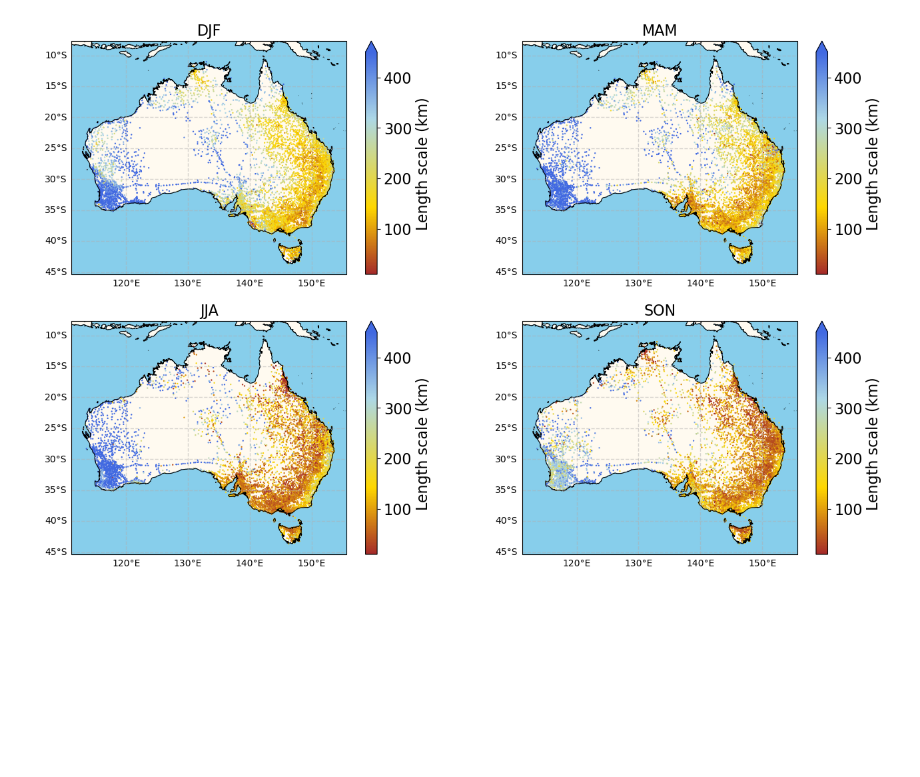
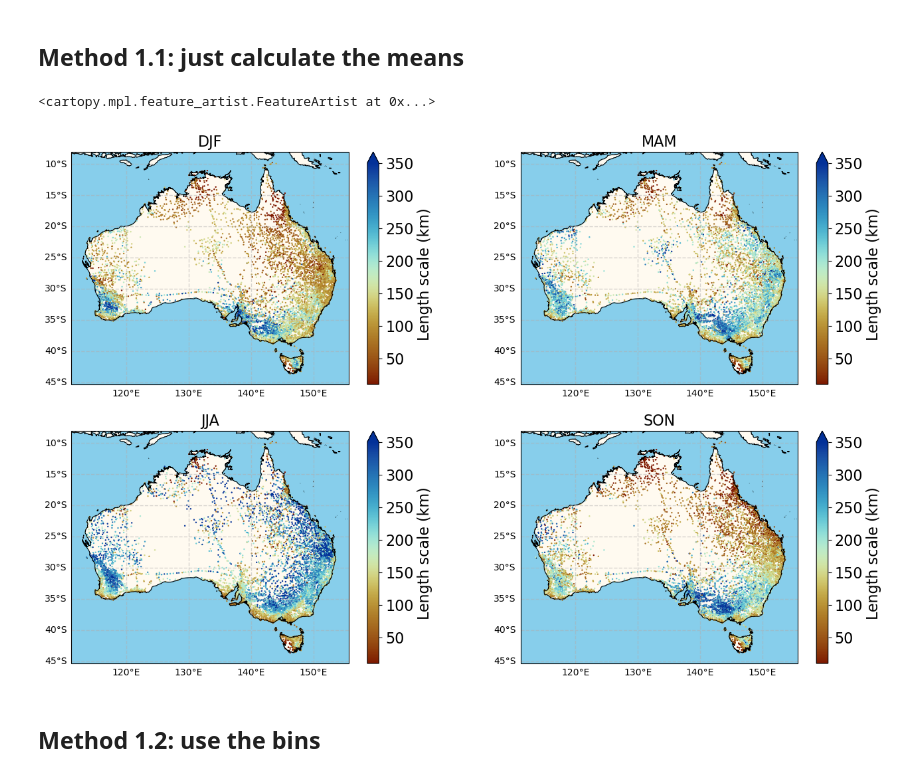
Before and after one commit to dongqi-DQ/Semi-variogram_AU, a Jupyter notebook: plot_seasonality.ipynb, the cells around one changed output. Saved outputs shown, nothing was run; the diff lists cells and outputs as text; code cells hidden in the pictures; blank space fills up the shorter version.

```diff
--- a/plot_seasonality.ipynb
+++ b/plot_seasonality.ipynb
@@ -32,7 +43,7 @@ df = pd.read_csv("./data/BoM_daily_stations.csv")
 exclude_stn = []
 for stn_id in df["ID"]:
     bom_id = str(stn_id).zfill(6)
-    if not os.path.exists(f'./data/all_AU_p90/{stn_id}_scale_list_all_events.csv'):
+    if not os.path.exists(f'./data/all_AU_p90_qc/{stn_id}_pair_scale_moving_list_all_events.csv'):
         exclude_stn.append(stn_id)
 ## mannually remove some faulty stations
 df = df[~df["ID"].isin(exclude_stn)]
@@ -50,0 +126,6 @@ def get_season(date):
+# %%
+season_weight_dict = {"DJF":[], "MAM":[], "JJA":[], "SON":[]}
+for spec_id in tqdm(df["ID"],leave=True, position=0):
+    df_scale = pd.read_csv(f"./data/all_AU_p90_qc/{spec_id}_season_scale_moving_list_all_events.csv",index_col=0)
+    for seasons in ["DJF", "MAM", "JJA", "SON"]:
+        season_weight_dict[seasons].append( df_scale.loc[seasons].values)
@@ -51,7 +194,9 @@ def get_season(date):
+# %% [markdown]
+## Method 1.1: just calculate the means
 # %%
 season_dict = {}
 for spec_id in tqdm(df["ID"],leave=True, position=0):
-    df_scale = pd.read_csv(f"./data/all_AU_p90/{spec_id}_scale_list_all_events.csv")
+    df_scale = pd.read_csv(f"./data/all_AU_p90_qc/{spec_id}_pair_scale_moving_list_all_events.csv", usecols=lambda col: not col.startswith("Unnamed"))
     df_scale["Date"] = pd.to_datetime(df_scale["extreme_dates"])
     df_scale["Season"] = df_scale["Date"].apply(get_season)
     df_scale["scale"] = df_scale["scale"].replace(0, np.nan)
@@ -59,10 +204,10 @@ for spec_id in tqdm(df["ID"],leave=True, position=0):
     seasons = {season: group["scale"].tolist() for season, group in df_scale.groupby("Season")}
     season_dict[str(spec_id)] = seasons
 # %%
-djf_mean = [np.nanmean(season_dict[str(spec_id)]["DJF"]) if "DJF" in season_dict[str(spec_id)].keys() else np.nan for spec_id in df["ID"]]
-mam_mean = [np.nanmean(season_dict[str(spec_id)]["MAM"]) if "MAM" in season_dict[str(spec_id)].keys() else np.nan for spec_id in df["ID"]]
-jja_mean = [np.nanmean(season_dict[str(spec_id)]["JJA"]) if "JJA" in season_dict[str(spec_id)].keys() else np.nan for spec_id in df["ID"]]
-son_mean = [np.nanmean(season_dict[str(spec_id)]["SON"]) if "SON" in season_dict[str(spec_id)].keys() else np.nan for spec_id in df["ID"]]
+djf_mean = [np.nanmedian(season_dict[str(spec_id)]["DJF"]) if "DJF" in season_dict[str(spec_id)].keys() else np.nan for spec_id in df["ID"]]
+mam_mean = [np.nanmedian(season_dict[str(spec_id)]["MAM"]) if "MAM" in season_dict[str(spec_id)].keys() else np.nan for spec_id in df["ID"]]
+jja_mean = [np.nanmedian(season_dict[str(spec_id)]["JJA"]) if "JJA" in season_dict[str(spec_id)].keys() else np.nan for spec_id in df["ID"]]
+son_mean = [np.nanmedian(season_dict[str(spec_id)]["SON"]) if "SON" in season_dict[str(spec_id)].keys() else np.nan for spec_id in df["ID"]]
 # %%
 # Define color segments
 colors = [
@@ -77,8 +222,8 @@ custom_cmap = mcolors.LinearSegmentedColormap.from_list("custom_cmap", colors)
 # %%
 fig = plt.figure(figsize=(16,10))
 ax1 = fig.add_subplot(221, projection=ccrs.PlateCarree())
-cmap = custom_cmap
-plt.scatter(df["Longitude"], df["Latitude"], s=0.5, c= djf_mean, cmap=cmap, vmin=10,vmax=450,
+cmap = "cmc.roma"
+plt.scatter(df["Longitude"], df["Latitude"], s=0.5, c= djf_mean, cmap=cmap, vmin=10,vmax=350,
             transform=ccrs.PlateCarree())
 cbar = plt.colorbar(extend="max")
 cbar.ax.set_ylabel("Length scale (km)")
@@ -92,7 +237,7 @@ ax1.add_feature(cfeature.LAND, color='floralwhite')
 ax1.add_feature(cfeature.OCEAN, color='skyblue')
 
 ax2 = fig.add_subplot(222, projection=ccrs.PlateCarree())
-plt.scatter(df["Longitude"], df["Latitude"], s=0.5, c= mam_mean, cmap=cmap, vmin=10,vmax=450,
+plt.scatter(df["Longitude"], df["Latitude"], s=0.5, c= mam_mean, cmap=cmap, vmin=10,vmax=350,
             transform=ccrs.PlateCarree())
 cbar = plt.colorbar(extend="max")
 cbar.ax.set_ylabel("Length scale (km)")
@@ -104,34 +249,37 @@ gl.right_labels = False
 ax2.set_title("MAM")
 ax2.add_feature(cfeature.LAND, color='floralwhite')
 ax2.add_feature(cfeature.OCEAN, color='skyblue')
 
 ax3 = fig.add_subplot(223, projection=ccrs.PlateCarree())
-plt.scatter(df["Longitude"], df["Latitude"], s=0.5, c= jja_mean, cmap=cmap, vmin=10,vmax=450,
+plt.scatter(df["Longitude"], df["Latitude"], s=0.5, c= jja_mean, cmap=cmap, vmin=10,vmax=350,
             transform=ccrs.PlateCarree())
 cbar = plt.colorbar(extend="max")
 cbar.ax.set_ylabel("Length scale (km)")
 ax3.coastlines('10m', color="black",linewidth=0.8)
 gl = ax3.gridlines(crs=ccrs.PlateCarree(), draw_labels=True,
                  linewidth=1, alpha=0.5, linestyle='--')
 gl.top_labels = False
 gl.right_labels = False
 ax3.set_title("JJA")
 ax3.add_feature(cfeature.LAND, color='floralwhite')
 ax3.add_feature(cfeature.OCEAN, color='skyblue')
 
 ax4 = fig.add_subplot(224, projection=ccrs.PlateCarree())
-plt.scatter(df["Longitude"], df["Latitude"], s=0.5, c= son_mean,  cmap=cmap, vmin=10,vmax=450,
+plt.scatter(df["Longitude"], df["Latitude"], s=0.5, c= son_mean,  cmap=cmap, vmin=10,vmax=350,
             transform=ccrs.PlateCarree())
 cbar = plt.colorbar(extend="max")
 cbar.ax.set_ylabel("Length scale (km)")
 ax4.coastlines('10m', color="black",linewidth=0.8)
 gl = ax4.gridlines(crs=ccrs.PlateCarree(), draw_labels=True,
                  linewidth=1, alpha=0.5, linestyle='--')
 gl.top_labels = False
 gl.right_labels = False
 ax4.set_title("SON")
 ax4.add_feature(cfeature.LAND, color='floralwhite')
 ax4.add_feature(cfeature.OCEAN, color='skyblue')
-plt.savefig("AU_seasonality.png", dpi=200, bbox_inches="tight")
+# plt.savefig("AU_seasonality.png", dpi=200, bbox_inches="tight")
 # %% [output]
+<cartopy.mpl.feature_artist.FeatureArtist at 0x...>
-[figure, old version]
+[figure, new version]
+# %% [markdown]
+## Method 1.2: use the bins
```
Also changed, not shown: parts of 33 cells of this notebook, 21 other files.
